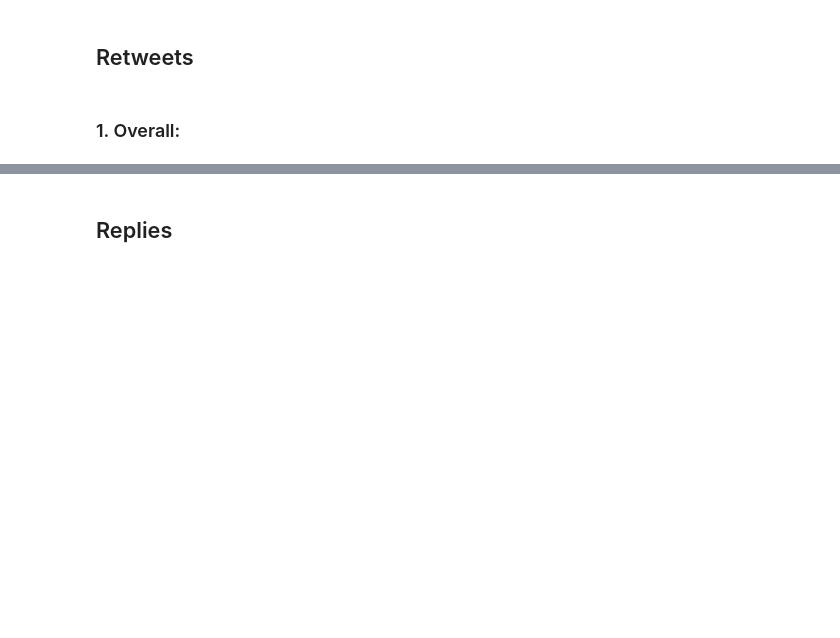
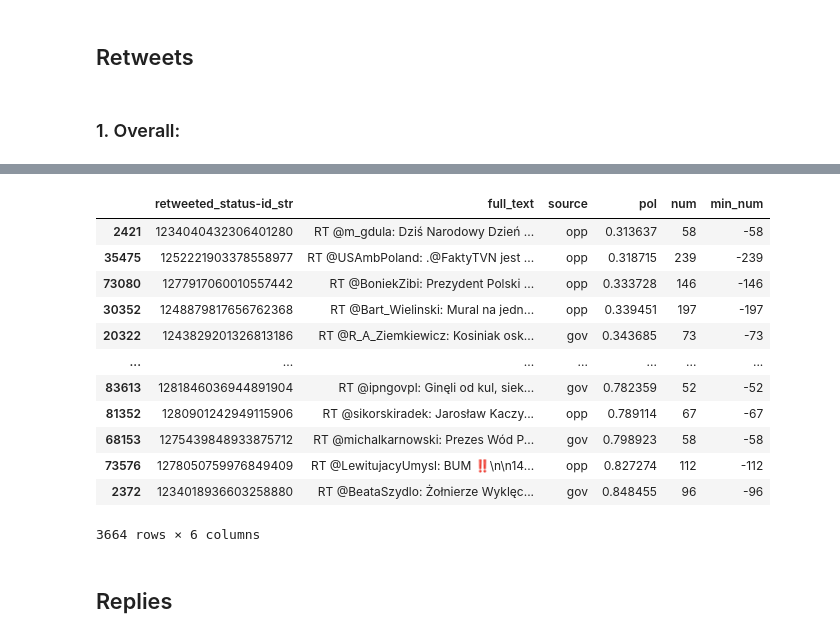
Before and after one commit to bodzioboo/twitter, a Jupyter notebook: notebooks/nlp/polarization_retweets.ipynb, the cells around one changed output, grey strips where cells are left out. Saved outputs shown, nothing was run; the diff lists cells and outputs as text; code cells hidden in the pictures; blank space fills up the shorter version.

```diff
--- a/notebooks/nlp/polarization_retweets.ipynb
+++ b/notebooks/nlp/polarization_retweets.ipynb
@@ -91,2 +278,18 @@ plt.show()
+# %%
+counts[counts['num'] > 50].sort_values(['pol', 'num'], ascending=[True, False])
+# %% [output]
+|  | retweeted_status-id_str | full_text | source | pol | num | min_num |
+| 2421 | 1234040432306401280 | RT @m_gdula: Dziś Narodowy Dzień ... | opp | 0.313637 | 58 | -58 |
+| 35475 | 1252221903378558977 | RT @USAmbPoland: .@FaktyTVN jest ... | opp | 0.318715 | 239 | -239 |
+| 73080 | 1277917060010557442 | RT @BoniekZibi: Prezydent Polski ... | opp | 0.333728 | 146 | -146 |
+| 30352 | 1248879817656762368 | RT @Bart_Wielinski: Mural na jedn... | opp | 0.339451 | 197 | -197 |
+| 20322 | 1243829201326813186 | RT @R_A_Ziemkiewicz: Kosiniak osk... | gov | 0.343685 | 73 | -73 |
+| ... | ... | ... | ... | ... | ... | ... |
+| 83613 | 1281846036944891904 | RT @ipngovpl: Ginęli od kul, siek... | gov | 0.782359 | 52 | -52 |
+| 81352 | 1280901242949115906 | RT @sikorskiradek: Jarosław Kaczy... | opp | 0.789114 | 67 | -67 |
+| 68153 | 1275439848933875712 | RT @michalkarnowski: Prezes Wód P... | gov | 0.798923 | 58 | -58 |
+| 73576 | 1278050759976849409 | RT @LewitujacyUmysl: BUM ‼️\n\n14... | opp | 0.827274 | 112 | -112 |
+| 2372 | 1234018936603258880 | RT @BeataSzydlo: Żołnierze Wyklęc... | gov | 0.848455 | 96 | -96 |
+3664 rows × 6 columns
 # %% [markdown]
 ## Replies
```
Also changed, not shown: parts of 30 cells of this notebook, 23 other files.
